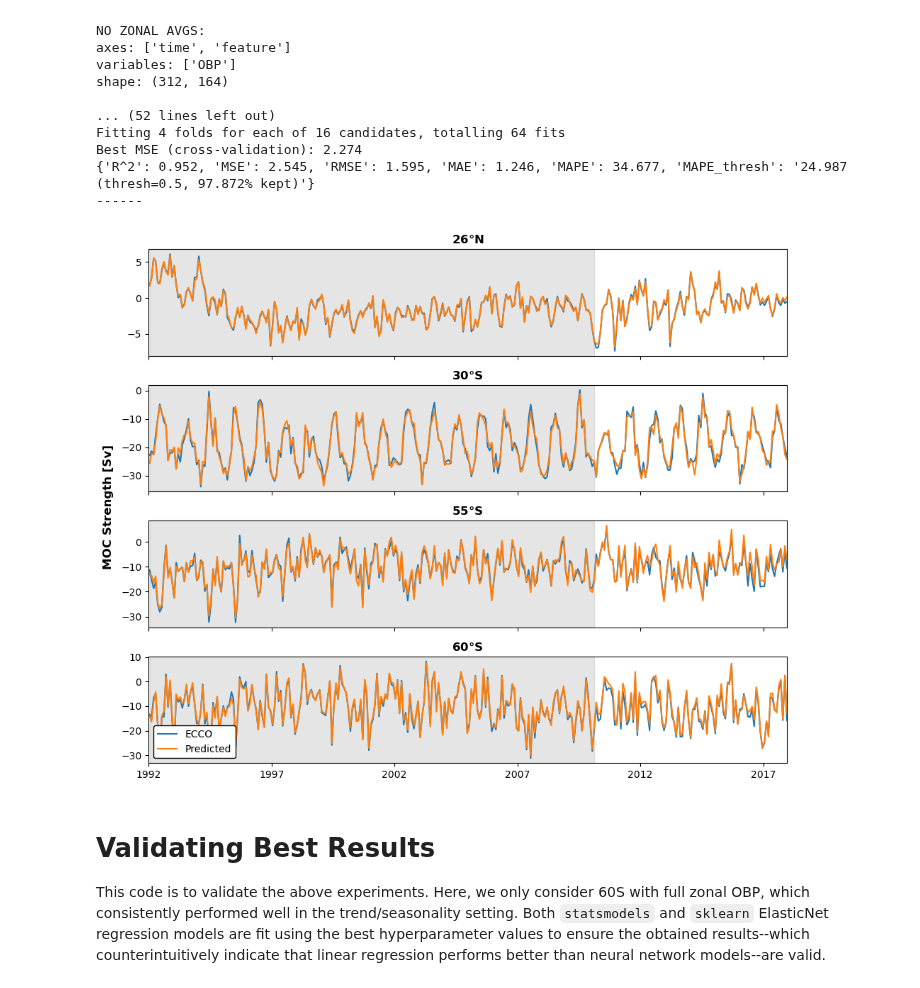
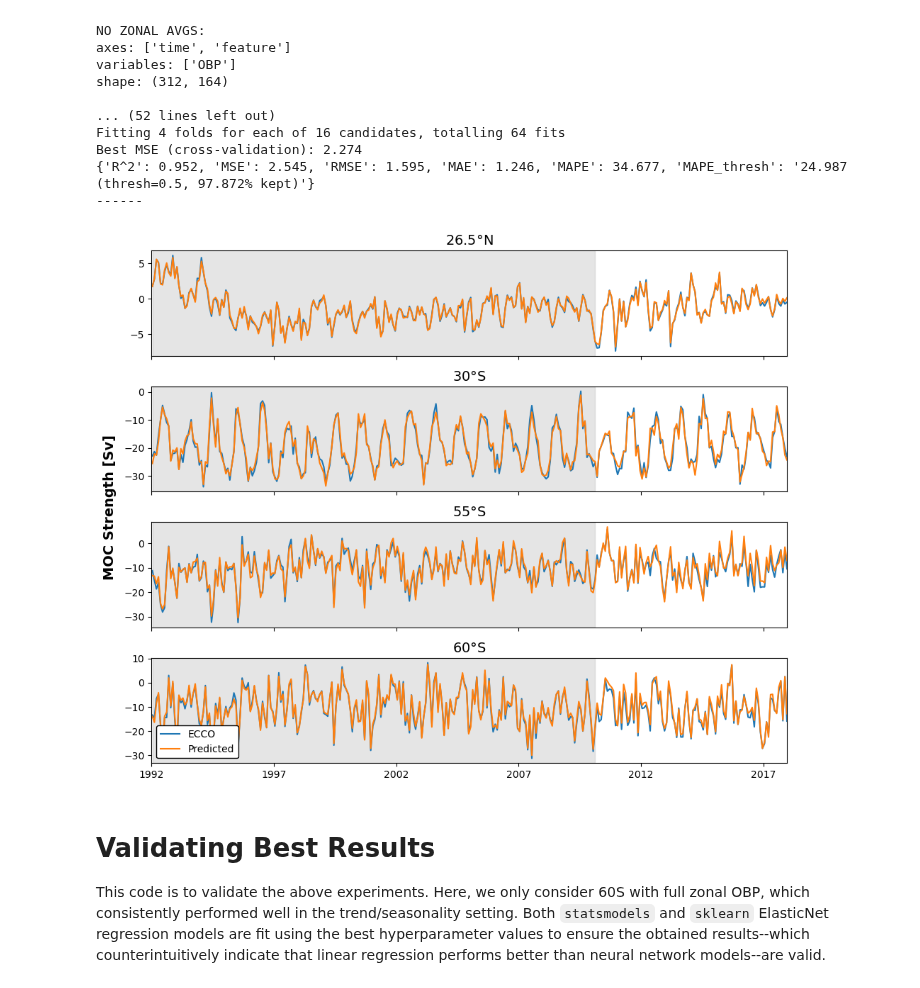
Before and after one commit to ai4er-cdt/OTP, a Jupyter notebook: notebooks/linear_regression.ipynb, the cells around one changed output. Cells and saved outputs as stored; diff of their text form; code cells hidden in the pictures.

Commit message:
Updated plot with 26.5N

```diff
--- a/notebooks/linear_regression.ipynb
+++ b/notebooks/linear_regression.ipynb
@@ -40,7 +40,7 @@ class SMWrapper(BaseEstimator, RegressorMixin):
 # A helper function to turn numeric latitudes to into strings
 def format_lat(lat, with_degree = False):
     if with_degree:
-        return str(-1 * lat) + '$\\mathbf{\\degree}$S' if lat < 0 else str(lat) + '$\\mathbf{\\degree}$N'
+        return str(-1 * lat) + '$\\degree$S' if lat < 0 else str(lat) + '$\\degree$N'
 
     return str(-1 * lat) + 'S' if lat < 0 else str(lat) + 'N'
 # %%
@@ -322,36 +322,37 @@ for i, lat in enumerate(results_dict.keys()):
     y_lower, y_upper = ax[i].get_ylim()
     x_pos = time[ : len_xtrain]
 
     ax[i].fill_between(x = x_pos,
                        y1 = np.repeat(y_lower, len(x_pos)),
                        y2 = np.repeat(y_upper, len(x_pos)),
                        alpha = 0.2,
                        color = 'gray')
 
     ax[i].margins(x = 0, y = 0)
 
     #  adding legend on only the bottom plot
     if i == len(lats) - 1:
         ax[i].legend(loc = 'lower left', edgecolor = 'black', framealpha = 1)
 
     #  adding title
-    ax[i].set_title(format_lat(lat, with_degree = True), weight = 'bold')
+    title = '26.5$\\degree$N' if lat == 26 else format_lat(lat, with_degree = True)
+    ax[i].set_title(title, size = 14)
 
 # Labeling the y-axis
-fig.supylabel('MOC Strength [Sv]', weight = 'bold')
+fig.supylabel('MOC Strength [Sv]', weight = 'bold', size = 14)
 
 # Changing the xticks
 plt.xticks(np.arange(str(time[0]).split('T')[0], '2019-01-16', 5, dtype = 'datetime64[Y]'))
 myFmt = mdates.DateFormatter('%Y')
 ax[-1].xaxis.set_major_formatter(myFmt)
 
 # Spacing
 plt.tight_layout()
 
 plt.savefig(f'{base_path}/stacked_lat_timeseries.png', dpi = 300, bbox_inches = 'tight')
 plt.show()
 # %% [output]
-[figure, old version]
+[figure, new version]
 # %% [markdown]
 # Validating Best Results
 
```
